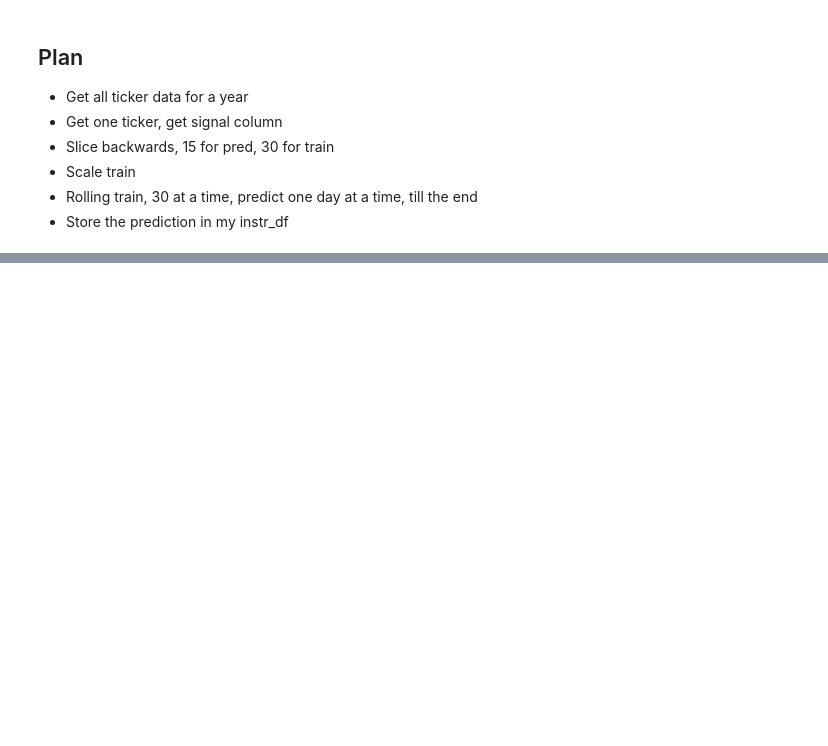
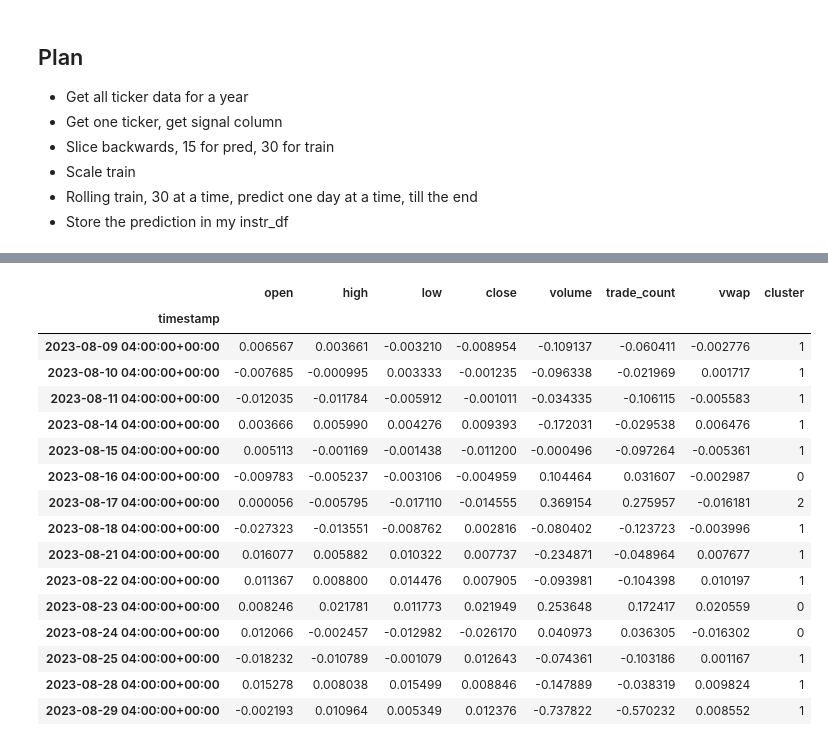
Before and after one commit to KPI68/Algo-TradeLab, a Jupyter notebook: algo-trade.ipynb, the cells around one changed output, grey strips where cells are left out. Saved outputs shown, nothing was run; the diff lists cells and outputs as text; code cells hidden in the pictures; blank space fills up the shorter version.

```diff
--- a/algo-trade.ipynb
+++ b/algo-trade.ipynb
@@ -154,0 +181,3 @@ networth: Cash: 4998.62,
+# %%
+aapl_unsup = ( aapl_df.drop('symbol',axis=1).copy() ).pct_change().dropna()
+aapl_unsup
@@ -154,0 +199,5 @@ networth: Cash: 4998.62,
+# %%
+from sklearn.cluster import KMeans
+km = KMeans(n_clusters=3, n_init=99)
+km.fit(aapl_unsup)
+km.inertia_
@@ -154,0 +228,6 @@ networth: Cash: 4998.62,
+# %%
+aapl_last15 = aapl_unsup.iloc[-15:,:]
+last15_clusters = km.predict(aapl_last15)
+last15_clustered = aapl_last15.copy()
+last15_clustered['cluster']=last15_clusters
+last15_clustered.hvplot.scatter(x='volume', y='vwap', by='cluster')
@@ -154,0 +236,21 @@ networth: Cash: 4998.62,
+# %%
+# 2=buy, 0=sell
+last15_clustered
+# %% [output]
+|  | open | high | low | close | volume | trade_count | vwap | cluster |
+| timestamp |  |  |  |  |  |  |  |  |
+| 2023-08-09 04:00:00+00:00 | 0.006567 | 0.003661 | -0.003210 | -0.008954 | -0.109137 | -0.060411 | -0.002776 | 1 |
+| 2023-08-10 04:00:00+00:00 | -0.007685 | -0.000995 | 0.003333 | -0.001235 | -0.096338 | -0.021969 | 0.001717 | 1 |
+| 2023-08-11 04:00:00+00:00 | -0.012035 | -0.011784 | -0.005912 | -0.001011 | -0.034335 | -0.106115 | -0.005583 | 1 |
+| 2023-08-14 04:00:00+00:00 | 0.003666 | 0.005990 | 0.004276 | 0.009393 | -0.172031 | -0.029538 | 0.006476 | 1 |
+| 2023-08-15 04:00:00+00:00 | 0.005113 | -0.001169 | -0.001438 | -0.011200 | -0.000496 | -0.097264 | -0.005361 | 1 |
+| 2023-08-16 04:00:00+00:00 | -0.009783 | -0.005237 | -0.003106 | -0.004959 | 0.104464 | 0.031607 | -0.002987 | 0 |
+| 2023-08-17 04:00:00+00:00 | 0.000056 | -0.005795 | -0.017110 | -0.014555 | 0.369154 | 0.275957 | -0.016181 | 2 |
+| 2023-08-18 04:00:00+00:00 | -0.027323 | -0.013551 | -0.008762 | 0.002816 | -0.080402 | -0.123723 | -0.003996 | 1 |
+| 2023-08-21 04:00:00+00:00 | 0.016077 | 0.005882 | 0.010322 | 0.007737 | -0.234871 | -0.048964 | 0.007677 | 1 |
+| 2023-08-22 04:00:00+00:00 | 0.011367 | 0.008800 | 0.014476 | 0.007905 | -0.093981 | -0.104398 | 0.010197 | 1 |
+| 2023-08-23 04:00:00+00:00 | 0.008246 | 0.021781 | 0.011773 | 0.021949 | 0.253648 | 0.172417 | 0.020559 | 0 |
+| 2023-08-24 04:00:00+00:00 | 0.012066 | -0.002457 | -0.012982 | -0.026170 | 0.040973 | 0.036305 | -0.016302 | 0 |
+| 2023-08-25 04:00:00+00:00 | -0.018232 | -0.010789 | -0.001079 | 0.012643 | -0.074361 | -0.103186 | 0.001167 | 1 |
+| 2023-08-28 04:00:00+00:00 | 0.015278 | 0.008038 | 0.015499 | 0.008846 | -0.147889 | -0.038319 | 0.009824 | 1 |
+| 2023-08-29 04:00:00+00:00 | -0.002193 | 0.010964 | 0.005349 | 0.012376 | -0.737822 | -0.570232 | 0.008552 | 1 |
```
Also changed, not shown: parts of 23 cells of this notebook, 1 other file.
